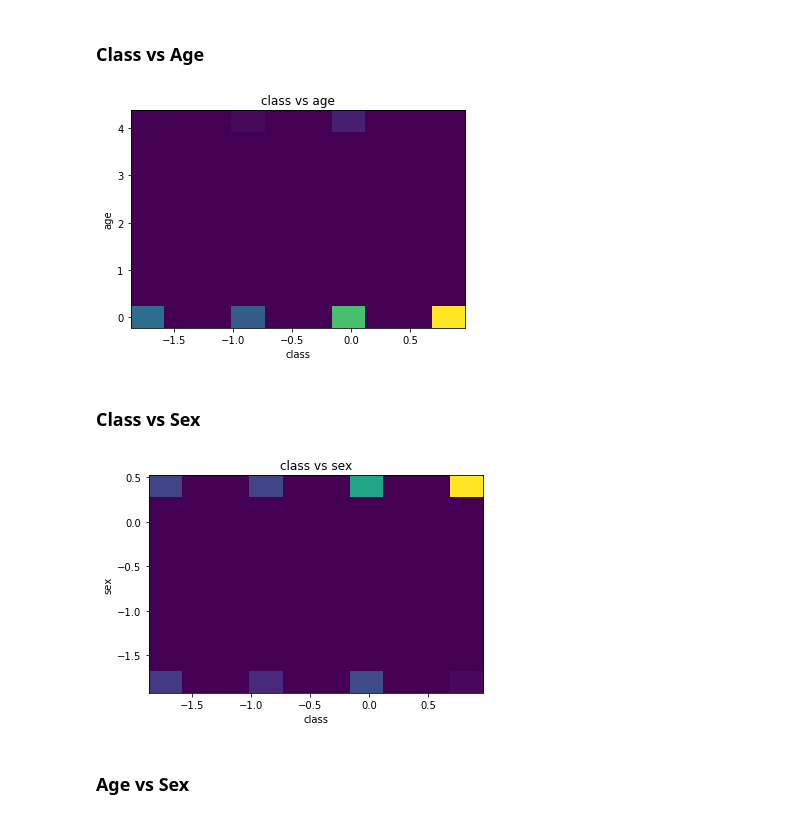
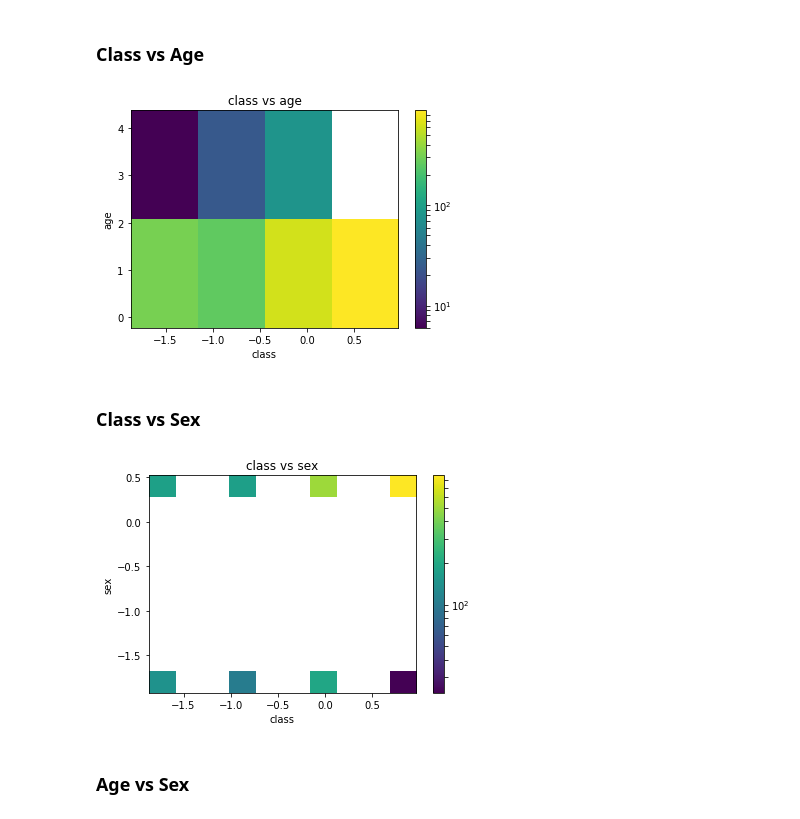
Before and after one commit to flodim/data_science, a Jupyter notebook: data_science.ipynb, the cells around one changed output. Cells and saved outputs as stored; diff of their text form; code cells hidden in the pictures.

```diff
--- a/data_science.ipynb
+++ b/data_science.ipynb
@@ -37,11 +38,12 @@ _ = ax.scatter(classes, ages, sexes)
 # %%
 fig_class_age = plt.figure()
 plt.xlabel('class')
 plt.ylabel('age')
 plt.title('class vs age')
-_ = plt.hist2d(classes,ages)
+_ = plt.hist2d(classes, ages, norm=LogNorm(), bins=(4, 2))
+_ = plt.colorbar()
 # %% [output]
-[figure, old version]
+[figure, new version]
 # %% [markdown]
 ### Class vs Sex
 # %%
@@ -49,9 +51,10 @@ fig_class_sex = plt.figure(3)
 plt.xlabel('class')
 plt.ylabel('sex')
 plt.title('class vs sex')
-_ = plt.hist2d(classes, sexes)
+_ = plt.hist2d(classes, sexes, norm=LogNorm())
+_ = plt.colorbar()
 # %% [output]
-[figure, old version]
+[figure, new version]
 # %% [markdown]
 ### Age vs Sex
 # %%
```
Also changed, not shown: parts of 2 cells of this notebook.
